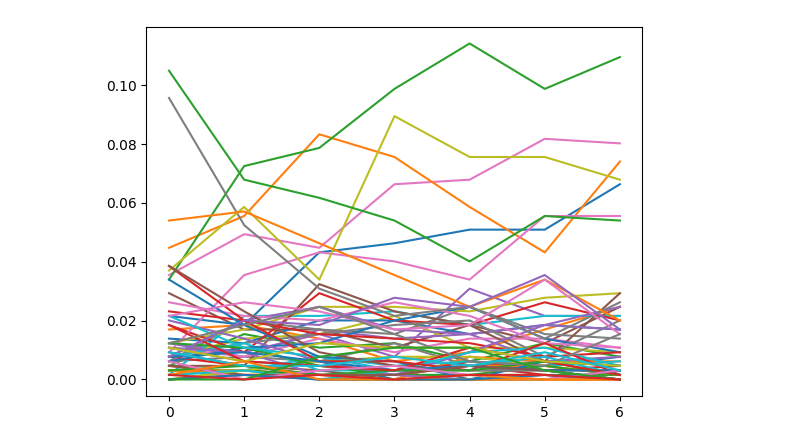
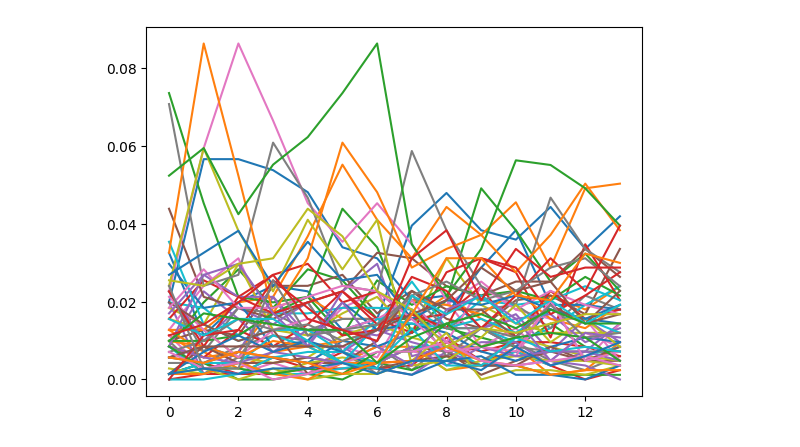
Before and after one commit to Adelaide-ReXIL/XV_prelim, a Jupyter notebook: Code/clinicalLBP.ipynb, the cells around one changed output. Drawn from its saved outputs; the diff is of its cells as text; code cells hidden in the pictures.

```diff
--- a/Code/clinicalLBP.ipynb
+++ b/Code/clinicalLBP.ipynb
@@ -80,0 +177,5 @@ with open('file', 'rb') as fp:
+# %%
+df=features[6][0]
+
+for _,row in df.iterrows():
+    plt.plot(row)
@@ -80,0 +204,10 @@ with open('file', 'rb') as fp:
+# %%
+dataframes=[]
+for c in dataframe:
+    c.columns=['Frame','SV','X','Y','Z']
+    dataframes.append([c,0])
+
+
+lbp=LBP_3DT(dataframes)
+
+featuresA=lbp.extract()
@@ -81,11 +216,11 @@ with open('file', 'rb') as fp:
 # %%
 
-df=res[0][0]
+df=featuresA[6][0]
 
 df=df.T
 
 for index,row in df.iterrows():
-    plt.hist(row,bins=32)
+    plt.bar(range(64),row)
     plt.xlabel('Value')
     plt.ylabel('Frequency')
     plt.title('Histogram of Row Values')
@@ -108,12 +242,0 @@ for index,row in df.iterrows():
-# %%
-
-df=res[19][0]
-
-df=df.T
-
-for index,row in df.iterrows():
-    plt.hist(row,bins=20)
-    plt.xlabel('Value')
-    plt.ylabel('Frequency')
-    plt.title('Histogram of Row Values')
-    plt.show()
@@ -135,7 +243,7 @@ for index,row in df.iterrows():
 # %%
-df=res[3][0]
+df=featuresA[6][0]
 
 for _,row in df.iterrows():
-    plt.plot(row[:7])
+    plt.plot(row)
 # %% [output]
-[figure, old version]
+[figure, new version]
```
Also changed, not shown: parts of 17 cells of this notebook, 1 other file.
